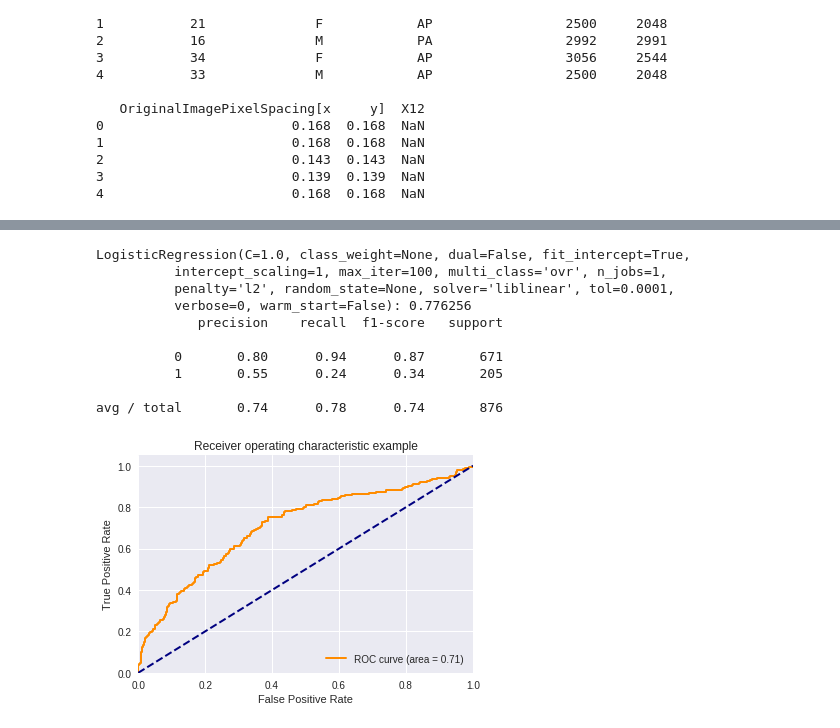
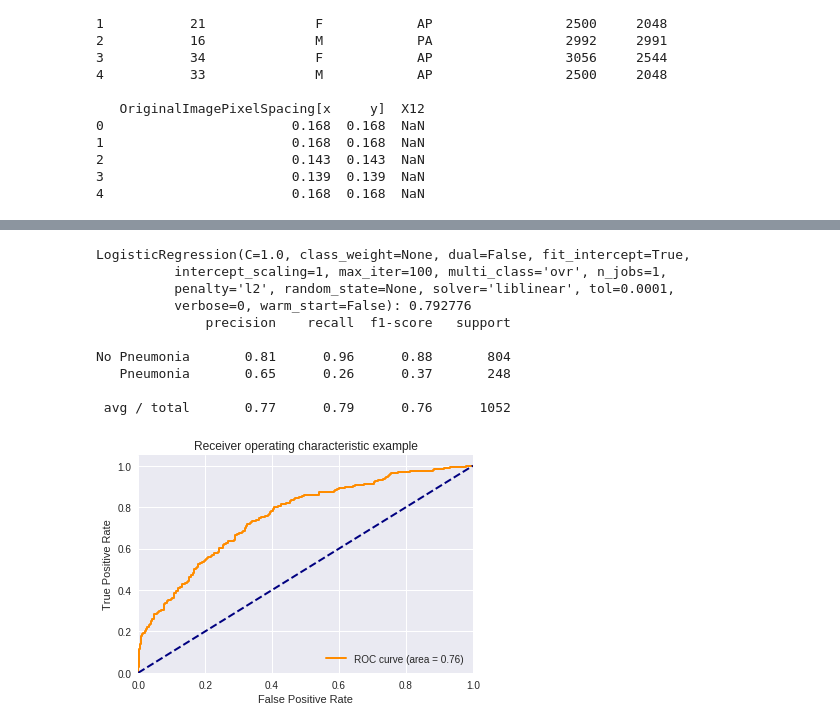
Before and after one commit to Chex-Mix/pneumonia-detection, a Jupyter notebook: chest_x.ipynb, the cells around one changed output, grey strips where cells are left out. Cells and saved outputs as stored; diff of their text form; code cells hidden in the pictures.

```diff
--- a/chest_x.ipynb
+++ b/chest_x.ipynb
@@ -530,0 +239,3 @@ acc: 0.39
+# %%
+# Train-test split the train data to create a validation set.
+train, validate = train_test_split(train, test_size=0.3, random_state=5)
@@ -530,0 +389,7 @@ acc: 0.39
+# %%
+# Recompile the model for these modifications to take effect.
+model.compile(
+    loss='binary_crossentropy',
+    optimizer='adam',
+    metrics=['accuracy'],
+    weighted_metrics=[f1_score])
@@ -562 +530,4 @@ Text(0.5,1,'2-class Precision-Recall curve: AP=0.25')
+# %%
+# Extract the activations from the second to last dense layer that has 8 nodes.
+feature_layer = Model(inputs=model.input, outputs=model.get_layer('dense_2').output)
 # %%
@@ -581,6 +544,7 @@ pool_features_test = pd.DataFrame(pool_features_test)
 pool_features_validate = pd.DataFrame(pool_features_validate)
 # %%
+# Drop the column of image arrays from the train data.
 X_train = X_train.drop(['img_arr'], axis=1)
-X_test = X_test.drop(['img_arr'], axis=1)
+#X_test = X_test.drop(['img_arr'], axis=1)
 X_validate = X_validate.drop(['img_arr'], axis=1)
 # %%
@@ -620,43 +565,46 @@ X_validate_log = X_validate_log.drop(['Image Index'], axis=1)
 # %%
-def test_model(model):
-  model.fit(X_train_log, y_train_log)
-  y_predict = model.predict(X_validate_log)
-  print("%s: %f" % (str(model), metrics.accuracy_score(y_validate_log, y_predict)))
-  print(metrics.classification_report(y_validate_log, y_predict))
-  y_predict_proba = model.predict_proba(X_validate_log)
+# Define a function which will be used to calculate the metrics of the logistic
+# regression model and output its results as well as the coefficients of the
+# model.
+def test_model(model, X_train, y_train, X_test, y_test):
+  model.fit(X_train, y_train)
+  y_predict = model.predict(X_test)
+  print("%s: %f" % (str(model), metrics.accuracy_score(y_test, y_predict)))
+  print(metrics.classification_report(y_test, y_predict, target_names=labels))
+  y_predict_proba = model.predict_proba(X_test)
 
-  fpr, tpr, _ = metrics.roc_curve(y_validate_log, y_predict_proba[:,1])
+  fpr, tpr, _ = metrics.roc_curve(y_test, y_predict_proba[:,1])
   roc_auc = metrics.auc(fpr, tpr)
 
   plt.figure()
   lw = 2
   plt.plot(fpr, tpr, color='darkorange',
            lw=lw, label='ROC curve (area = %0.2f)' % roc_auc)
   plt.plot([0, 1], [0, 1], color='navy', lw=lw, linestyle='--')
   plt.xlim([0.0, 1.0])
   plt.ylim([0.0, 1.05])
   plt.xlabel('False Positive Rate')
   plt.ylabel('True Positive Rate')
   plt.title('Receiver operating characteristic example')
   plt.legend(loc="lower right")
   plt.show()
 
-  print("acc: %.02f" % sklearn.metrics.accuracy_score(y_validate_log, np.argmax(y_predict_proba, axis=1)))
+  print("acc: %.02f" % sklearn.metrics.accuracy_score(y_test, np.argmax(y_predict_proba, axis=1)))
 
 
-  coefficients = pd.DataFrame({"Coefficients":np.transpose(model.coef_[0, ]), "Feature":X_train_log.columns})
+  coefficients = pd.DataFrame({"Coefficients":np.transpose(model.coef_[0, ]), "Feature":X_train.columns})
   print(coefficients)
 
-test_model(LogisticRegression())
+test_model(LogisticRegression(X_train_log, y_train_log, X_validate_log, y_validate_log))
 # %% [output]
 LogisticRegression(C=1.0, class_weight=None, dual=False, fit_intercept=True,
           intercept_scaling=1, max_iter=100, multi_class='ovr', n_jobs=1,
           penalty='l2', random_state=None, solver='liblinear', tol=0.0001,
-          verbose=0, warm_start=False): 0.776256
-             precision    recall  f1-score   support
+          verbose=0, warm_start=False): 0.792776
+              precision    recall  f1-score   support
 
-          0       0.80      0.94      0.87       671
-          1       0.55      0.24      0.34       205
+No Pneumonia       0.81      0.96      0.88       804
+   Pneumonia       0.65      0.26      0.37       248
 
-avg / total       0.74      0.78      0.74       876
+ avg / total       0.77      0.79      0.76      1052
-[figure, old version]
+[figure, new version]
```
Also changed, not shown: parts of 62 cells of this notebook.
